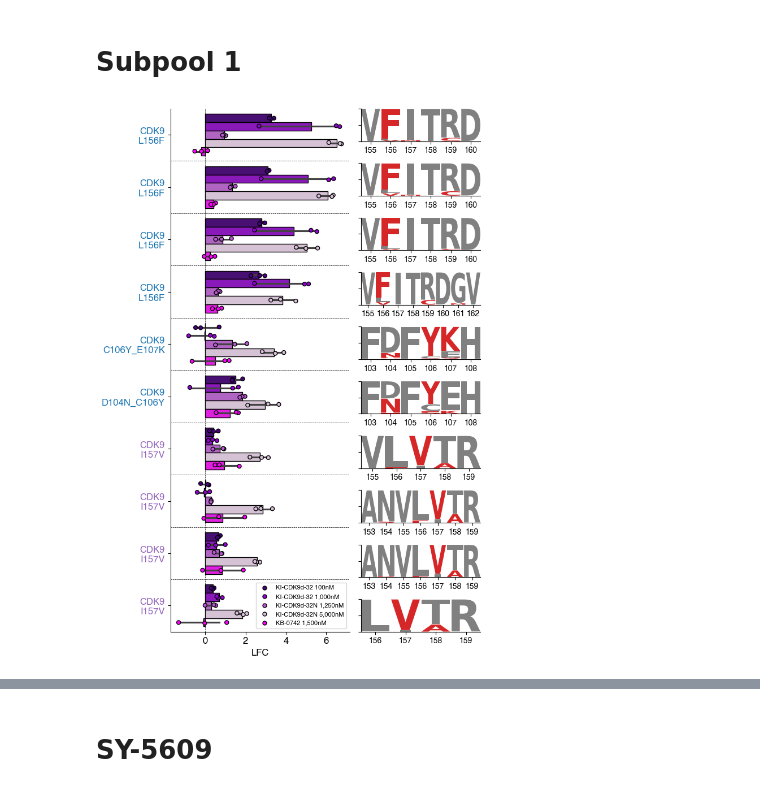
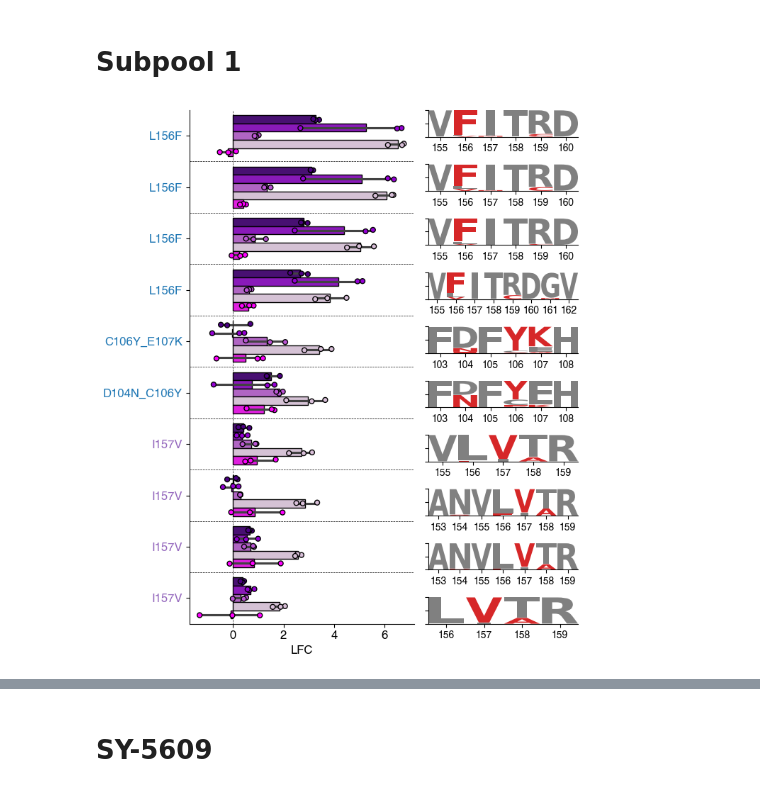
Before and after one commit to samgould2/CDK-BE-mutagenesis, a Jupyter notebook: notebooks/09_analysis_and_viz/logo_plots.ipynb, the cells around one changed output, grey strips where cells are left out. Saved outputs shown, nothing was run; the diff lists cells and outputs as text; code cells hidden in the pictures.

Commit message:
various figure generation

```diff
--- a/notebooks/09_analysis_and_viz/logo_plots.ipynb
+++ b/notebooks/09_analysis_and_viz/logo_plots.ipynb
@@ -706,0 +859,11 @@ data = pd.concat((data_ABE, data_CBE))
+# %%
+FDR_cutoff = .1
+subset = data[((data['FDR_BSJ-4-116']<FDR_cutoff) & (data['LFC_median_BSJ-4-116']>0))|((data['FDR_HQ461']<FDR_cutoff) & (data['LFC_median_HQ461']>0))|((data['FDR_CDK12-IN-2']<FDR_cutoff) & (data['LFC_median_CDK12-IN-2']>0))]
+gene = 'CDK12'
+c12_v2 = cc(subset)
+print('\n')
+
+FDR_cutoff = .1
+subset = data[((data['FDR_BSJ-4-116']<FDR_cutoff) & (data['LFC_median_BSJ-4-116']>0))|((data['FDR_HQ461']<FDR_cutoff) & (data['LFC_median_HQ461']>0))|((data['FDR_CDK12-IN-2']<FDR_cutoff) & (data['LFC_median_CDK12-IN-2']>0))]
+gene = 'CDK13'
+c13_v2 = cc(subset)
@@ -972,0 +1349,21 @@ fig.tight_layout()
+# %%
+data_ABE = pd.read_csv('../../screening_data/03_LFC_FDR_tables/barcode_counts/DMSO_base/CDK12_13_ABE_barcode_DMSO_base.csv')
+data_CBE = pd.read_csv('../../screening_data/03_LFC_FDR_tables/barcode_counts/DMSO_base/CDK12_13_CBE_barcode_DMSO_base.csv')
+
+data_ABE['Editor']='ABE'
+data_CBE['Editor'] = 'CBE'
+
+FDR_cutoff = 0.1
+condition = 'BSJ-4-116'
+
+data_ABE = data_ABE.rename(columns = {f'LFC_median_ABE_{condition}':f'LFC_median_{condition}',f'FDR_ABE_{condition}': f'FDR_{condition}'})
+data_CBE = data_CBE.rename(columns = {f'LFC_median_CBE_{condition}':f'LFC_median_{condition}', f'FDR_CBE_{condition}': f'FDR_{condition}'})
+
+data = pd.concat((data_ABE, data_CBE))
+
+
+all_conditions = ['HQ461', 'CDK12-IN-2', 'BSJ-4-116']
+
+subset = data[(data[f'FDR_{condition}']<FDR_cutoff) & (data['classification']=='targeting')].sort_values(by=f'LFC_median_{condition}', ascending=False)
+
+subset['gRNA_id2'] = [f'{val["gRNA_id"]}_{val["Editor"]}' for i, val in subset.iterrows()]
@@ -1044,7 +1618,7 @@ plot_df = pd.DataFrame(dict(zip(['gRNA_id', 'gRNA_id2', 'Replicate', 'LFC', 'Con
 from matplotlib import gridspec
 
 
-fig = plt.figure(figsize=(7, 10))
+fig = plt.figure(figsize=(7, 8))
 
 num_to_plot = 10
 gs = gridspec.GridSpec(num_to_plot, 2, width_ratios=[1.5, 1])
@@ -1101,7 +1675,8 @@ for i, val in enumerate(guides):
 
         g = merge.loc[merge['gRNA_id']==gRNA_id, 'Gene'].values[0]
         hg = list(subset2['HGVSp'])[0]
-        top_hg.append(f'{g}\n{hg}')
+        #top_hg.append(f'{g}\n{hg}')
+        top_hg.append(f'{hg}')
 
 
     elif editors[i]=='CBE':
@@ -1135,37 +1710,39 @@ for i, val in enumerate(guides):
         ss_logo.style_spines(spines=['right', 'top'], visible=False)
 
         subset2 = CBE1[(CBE1['gRNA_id']==gRNA_id) & (CBE1['HGVSp']!='WT') & (CBE1['%Reads']>=min_perc)]
 
 
         g = merge.loc[merge['gRNA_id']==gRNA_id, 'Gene'].values[0]
         hg = list(subset2['HGVSp'])[0]
-        top_hg.append(f'{g}\n{hg}')
+        #top_hg.append(f'{g}\n{hg}')
+        top_hg.append(f'{hg}')
 
 
 
 ax0.set_yticklabels(top_hg)
 
 for i, tick_label in enumerate(ax0.axes.get_yticklabels()):
     if editors[i]=='ABE':
         tick_label.set_color("tab:purple")
     if editors[i]=='CBE':
         tick_label.set_color("tab:blue")
 
 ax0.tick_params(axis='both', which='major', labelsize=12)
 ax0.set_ylabel('')
 ax0.set_xlabel('LFC', fontsize=12)
 
 for i in range(num_to_plot-1):
     ax0.axhline(i+0.5, linestyle='dashed', color='black', linewidth=0.5)
 
 
-ax0.legend(loc='lower right', fontsize=8)
+#ax0.legend(loc='lower right', fontsize=8)
+#ax0.get_legend().remove()
 ax0.axvline(0, linestyle='dashed', color='black', linewidth=0.5)
 ax0.spines[['right', 'top']].set_visible(False)
 fig.tight_layout()
-#fig.savefig('../../figures/cdk9_top_vars_v2.pdf', transparent=True)
+fig.savefig('../../figures/cdk9_top_vars_v3.pdf', transparent=True)
 # %% [output]
-[figure, old version]
+[figure, new version]
 # %%
 plot_df
 # %% [output]
```
Also changed, not shown: parts of 28 cells of this notebook, 46 other files.
